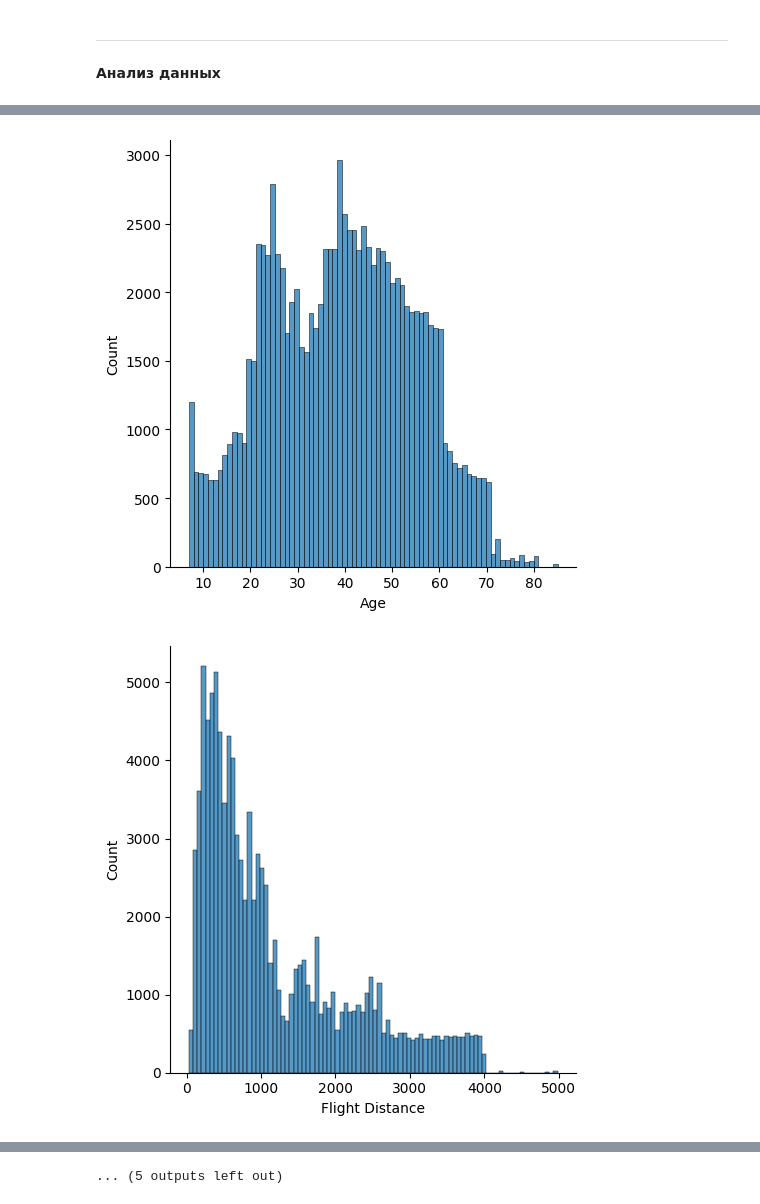
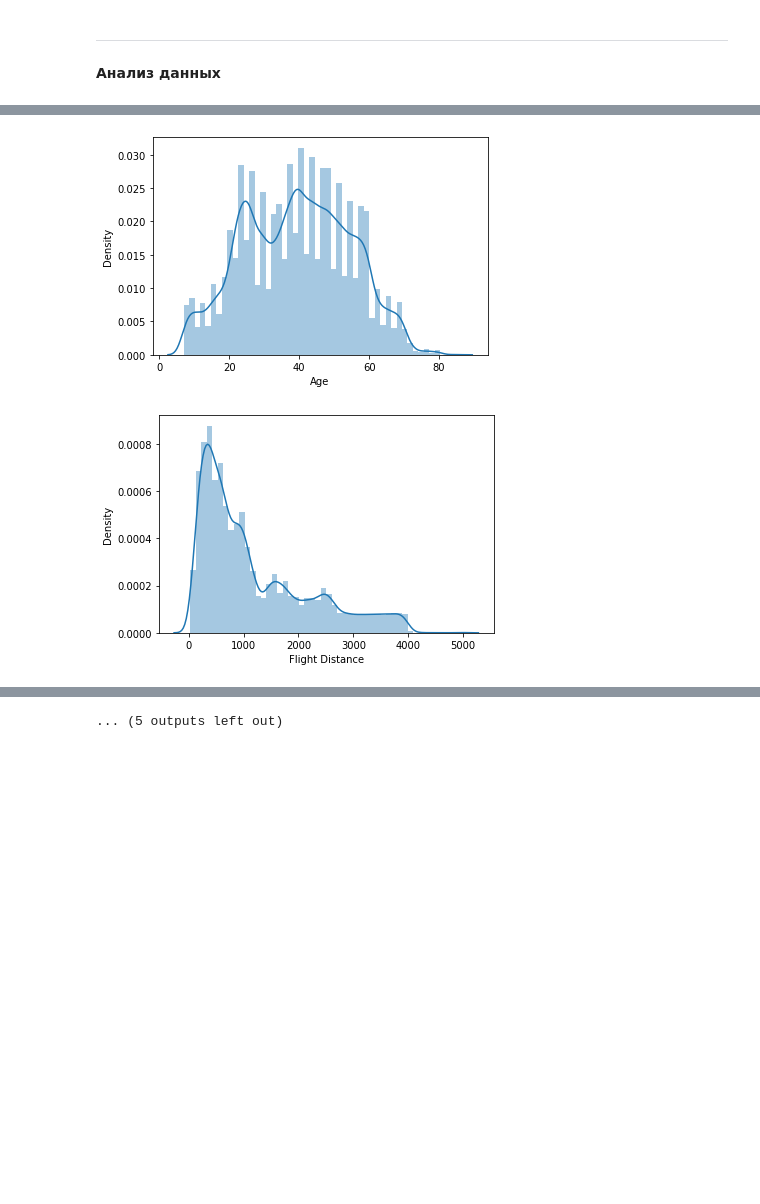
Before and after one commit to ZeR018/ML23, a Jupyter notebook: Airline_Passenger_Satisfaction.ipynb, the cells around one changed output, grey strips where cells are left out. Drawn from its saved outputs; the diff is of its cells as text; code cells hidden in the pictures; blank space fills up the shorter version.

```diff
--- a/Airline_Passenger_Satisfaction.ipynb
+++ b/Airline_Passenger_Satisfaction.ipynb
@@ -194,9 +215,9 @@ df.describe()
 # %%
 ind = ['Age', 'Flight Distance', 'Inflight wifi service', 'Departure/Arrival time convenient', 'Ease of Online booking', 'Gate location', 'Food and drink', 'Online boarding', 'Gate location',
        'Seat comfort', 'Inflight entertainment', 'On-board service', 'Leg room service', 'Baggage handling', 'Checkin service', 'Leg room service', 'Cleanliness']
 for i in range(len(ind)):
-  sns.displot(df[ind[i]])
+  sns.distplot(df[ind[i]])
   plt.show()
 # %% [output]
-[figure, old version]
+[figure, new version]
-[figure, old version]
+[figure, new version]
```
Also changed, not shown: parts of 68 cells of this notebook.
